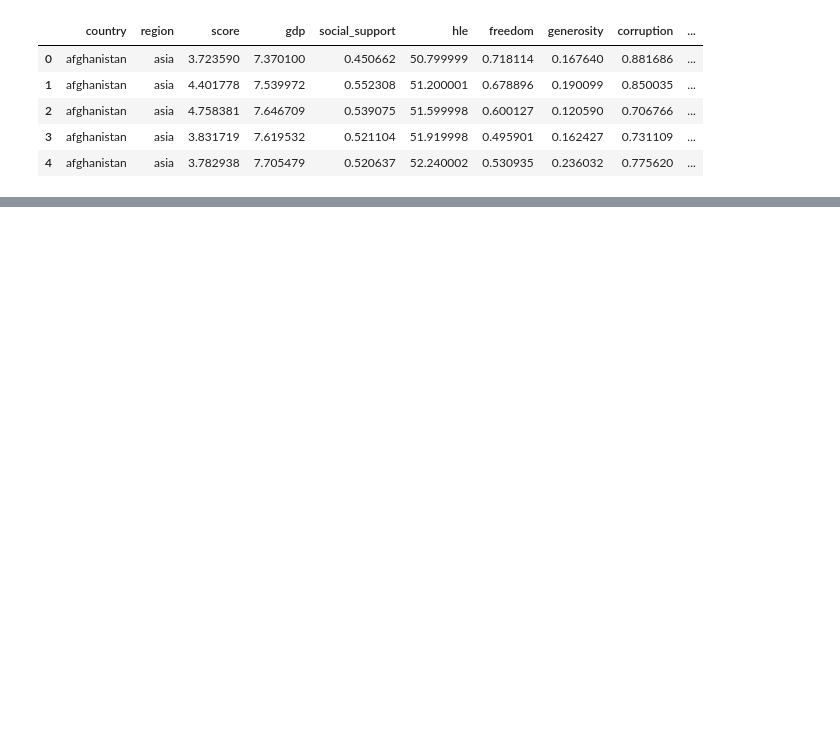
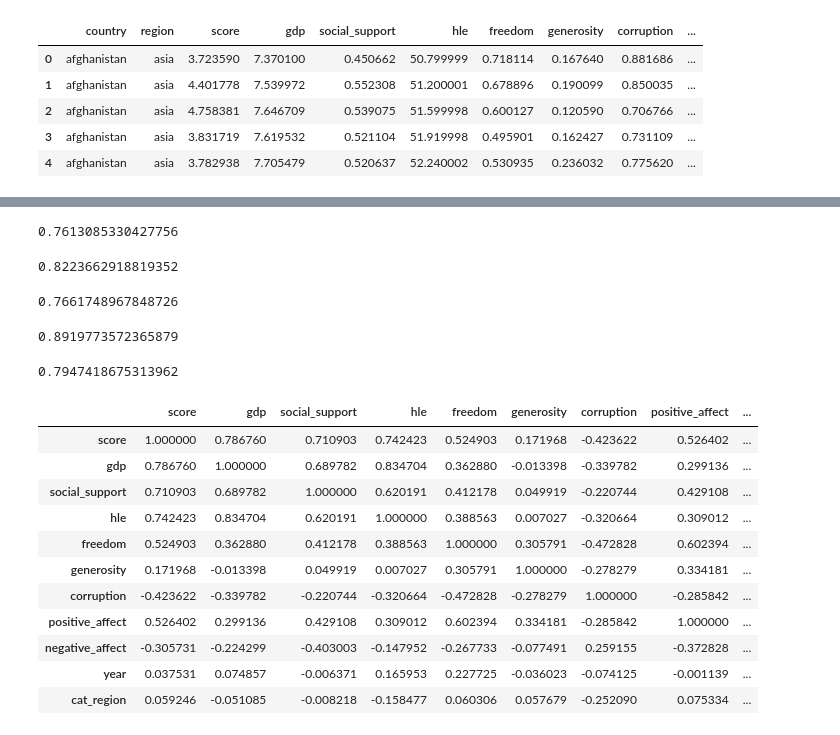
Before and after one commit to SalatielBairros/world-happiness-report, a Jupyter notebook: analysis/POCModels.ipynb, the cells around one changed output, grey strips where cells are left out. Cells and saved outputs as stored; diff of their text form; code cells hidden in the pictures; blank space fills up the shorter version.

```diff
--- a/analysis/POCModels.ipynb
+++ b/analysis/POCModels.ipynb
@@ -39,0 +48,35 @@ LinearRegression().fit(x_train, y_train).score(x_test, y_test)
+# %%
+BayesianRidge().fit(x_train, y_train).score(x_test, y_test)
+# %% [output]
+0.7613085330427756
+# %%
+SVR(kernel="rbf", C=100, gamma=0.1, epsilon=0.1).fit(x_train, y_train).score(x_test, y_test)
+# %% [output]
+0.8223662918819352
+# %%
+KNeighborsRegressor(n_neighbors=5).fit(x_train, y_train).score(x_test, y_test)
+# %% [output]
+0.7661748967848726
+# %%
+RandomForestRegressor(random_state=SEED).fit(x_train, y_train).score(x_test, y_test)
+# %% [output]
+0.8919773572365879
+# %%
+DecisionTreeRegressor(random_state=SEED).fit(x_train, y_train).score(x_test, y_test)
+# %% [output]
+0.7947418675313962
+# %%
+dataset.corr()
+# %% [output]
+|  | score | gdp | social_support | hle | freedom | generosity | corruption | positive_affect | ... |
+| score | 1.000000 | 0.786760 | 0.710903 | 0.742423 | 0.524903 | 0.171968 | -0.423622 | 0.526402 | ... |
+| gdp | 0.786760 | 1.000000 | 0.689782 | 0.834704 | 0.362880 | -0.013398 | -0.339782 | 0.299136 | ... |
+| social_support | 0.710903 | 0.689782 | 1.000000 | 0.620191 | 0.412178 | 0.049919 | -0.220744 | 0.429108 | ... |
+| hle | 0.742423 | 0.834704 | 0.620191 | 1.000000 | 0.388563 | 0.007027 | -0.320664 | 0.309012 | ... |
+| freedom | 0.524903 | 0.362880 | 0.412178 | 0.388563 | 1.000000 | 0.305791 | -0.472828 | 0.602394 | ... |
+| generosity | 0.171968 | -0.013398 | 0.049919 | 0.007027 | 0.305791 | 1.000000 | -0.278279 | 0.334181 | ... |
+| corruption | -0.423622 | -0.339782 | -0.220744 | -0.320664 | -0.472828 | -0.278279 | 1.000000 | -0.285842 | ... |
+| positive_affect | 0.526402 | 0.299136 | 0.429108 | 0.309012 | 0.602394 | 0.334181 | -0.285842 | 1.000000 | ... |
+| negative_affect | -0.305731 | -0.224299 | -0.403003 | -0.147952 | -0.267733 | -0.077491 | 0.259155 | -0.372828 | ... |
+| year | 0.037531 | 0.074857 | -0.006371 | 0.165953 | 0.227725 | -0.036023 | -0.074125 | -0.001139 | ... |
+| cat_region | 0.059246 | -0.051085 | -0.008218 | -0.158477 | 0.060306 | 0.057679 | -0.252090 | 0.075334 | ... |
```
Also changed, not shown: parts of 9 cells of this notebook.
